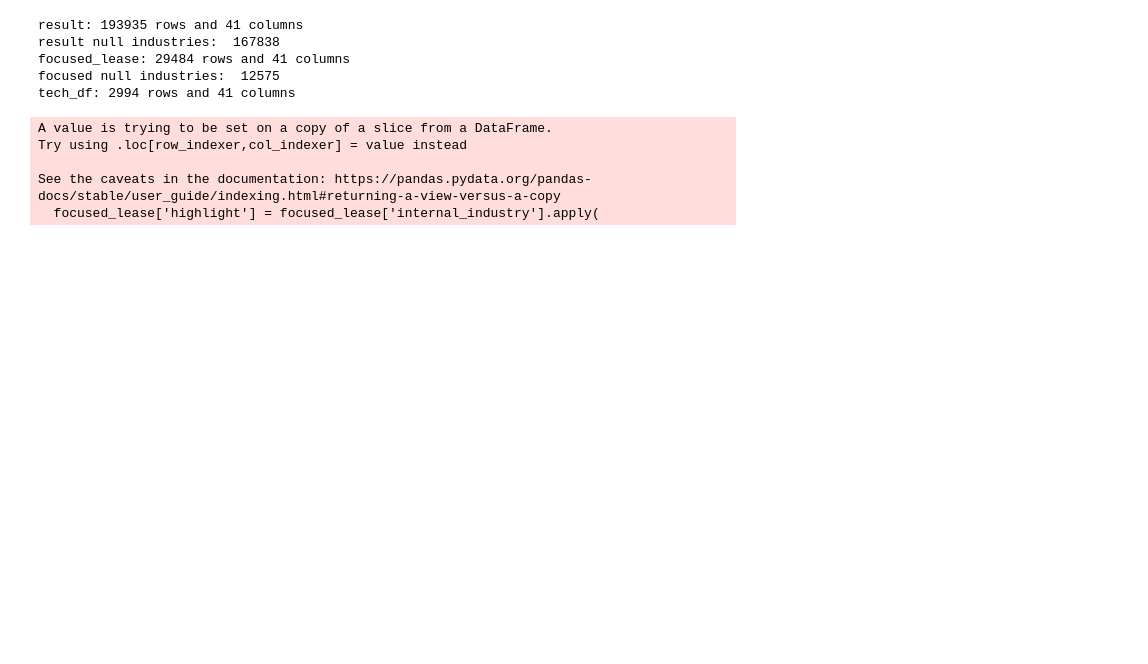
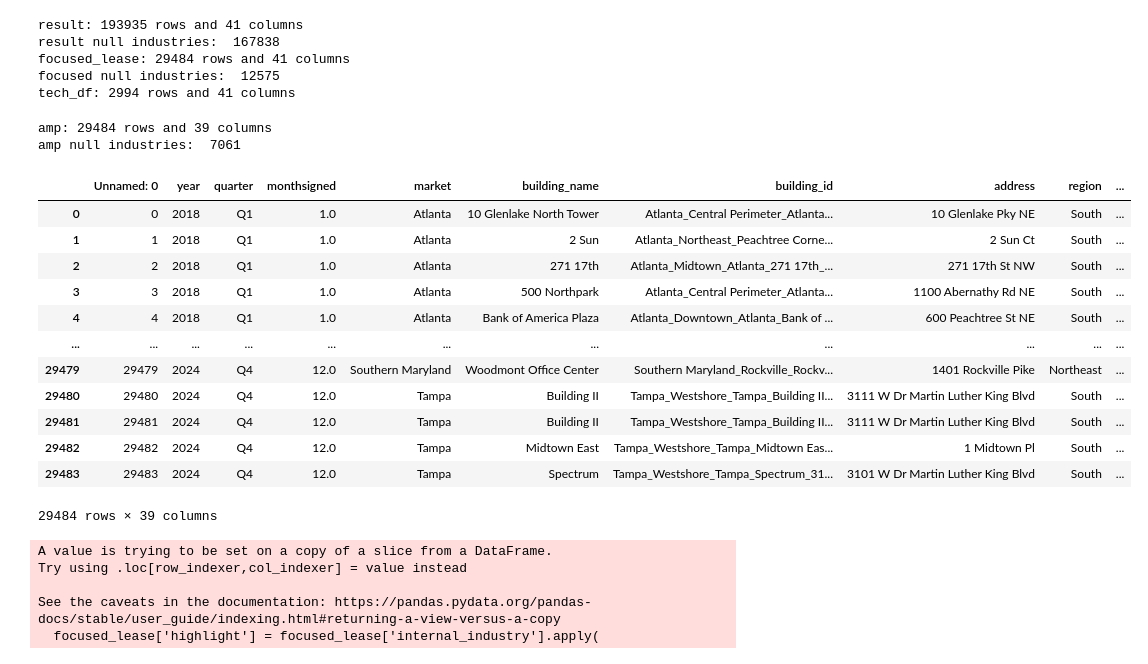
Before and after one commit to GlenFilson/ASADatafest25, a Jupyter notebook: Notebooks/glen.ipynb, the cells around one changed output. Drawn from its saved outputs; the diff is of its cells as text; code cells hidden in the pictures; blank space fills up the shorter version.

```diff
--- a/Notebooks/glen.ipynb
+++ b/Notebooks/glen.ipynb
@@ -331,6 +331,28 @@ result null industries:  167838
 focused_lease: 29484 rows and 41 columns
 focused null industries:  12575
 tech_df: 2994 rows and 41 columns
+# %%
+amp = pd.read_csv('./amputation_leases.csv')
+print(f'amp: {amp.shape[0]} rows and {amp.shape[1]} columns')
+print("amp null industries: ", amp['internal_industry'].isnull().sum())
+
+amp
+# %% [output]
+amp: 29484 rows and 39 columns
+amp null industries:  7061
+|  | Unnamed: 0 | year | quarter | monthsigned | market | building_name | building_id | address | region | ... |
+| 0 | 0 | 2018 | Q1 | 1.0 | Atlanta | 10 Glenlake North Tower | Atlanta_Central Perimeter_Atlanta... | 10 Glenlake Pky NE | South | ... |
+| 1 | 1 | 2018 | Q1 | 1.0 | Atlanta | 2 Sun | Atlanta_Northeast_Peachtree Corne... | 2 Sun Ct | South | ... |
+| 2 | 2 | 2018 | Q1 | 1.0 | Atlanta | 271 17th | Atlanta_Midtown_Atlanta_271 17th_... | 271 17th St NW | South | ... |
+| 3 | 3 | 2018 | Q1 | 1.0 | Atlanta | 500 Northpark | Atlanta_Central Perimeter_Atlanta... | 1100 Abernathy Rd NE | South | ... |
+| 4 | 4 | 2018 | Q1 | 1.0 | Atlanta | Bank of America Plaza | Atlanta_Downtown_Atlanta_Bank of ... | 600 Peachtree St NE | South | ... |
+| ... | ... | ... | ... | ... | ... | ... | ... | ... | ... | ... |
+| 29479 | 29479 | 2024 | Q4 | 12.0 | Southern Maryland | Woodmont Office Center | Southern Maryland_Rockville_Rockv... | 1401 Rockville Pike | Northeast | ... |
+| 29480 | 29480 | 2024 | Q4 | 12.0 | Tampa | Building II | Tampa_Westshore_Tampa_Building II... | 3111 W Dr Martin Luther King Blvd | South | ... |
+| 29481 | 29481 | 2024 | Q4 | 12.0 | Tampa | Building II | Tampa_Westshore_Tampa_Building II... | 3111 W Dr Martin Luther King Blvd | South | ... |
+| 29482 | 29482 | 2024 | Q4 | 12.0 | Tampa | Midtown East | Tampa_Westshore_Tampa_Midtown Eas... | 1 Midtown Pl | South | ... |
+| 29483 | 29483 | 2024 | Q4 | 12.0 | Tampa | Spectrum | Tampa_Westshore_Tampa_Spectrum_31... | 3101 W Dr Martin Luther King Blvd | South | ... |
+29484 rows × 39 columns
 # %%
 import pandas as pd
 import matplotlib.pyplot as plt
```
Also changed, not shown: parts of 2 cells of this notebook, 3 other files.
